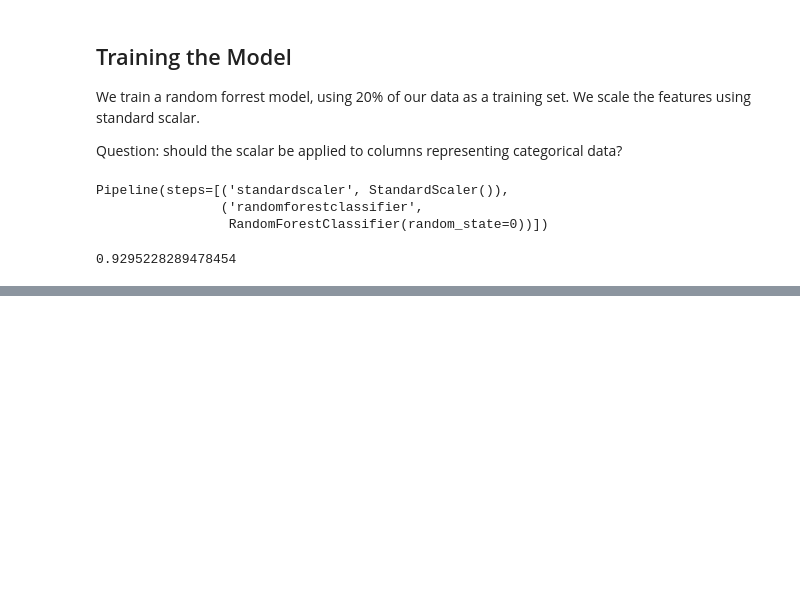
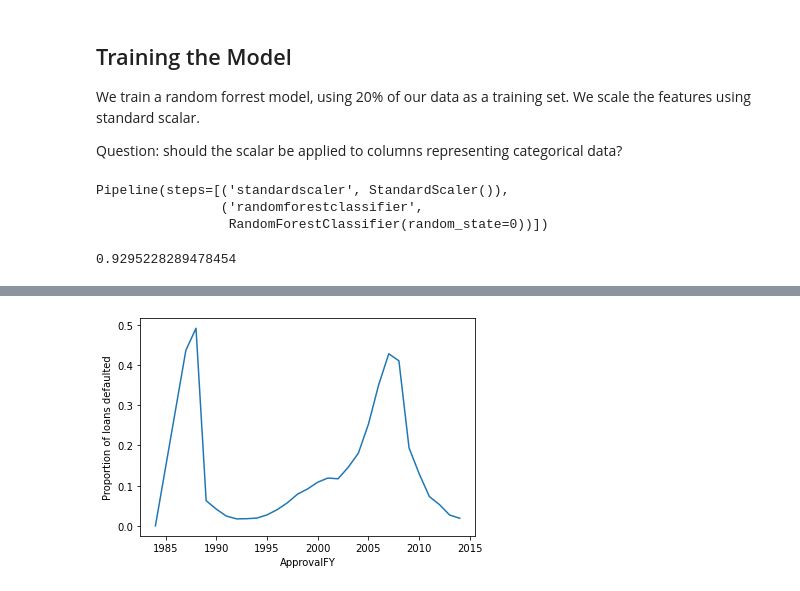
Before and after one commit to rkarpman/SpringboardCapstone2, a Jupyter notebook: Notebooks/2-first-model-attempt.ipynb, the cells around one changed output, grey strips where cells are left out. Cells and saved outputs as stored; diff of their text form; code cells hidden in the pictures; blank space fills up the shorter version.

```diff
--- a/Notebooks/2-first-model-attempt.ipynb
+++ b/Notebooks/2-first-model-attempt.ipynb
@@ -167,0 +262,6 @@ accuracy_score(y_test, y_te_pred)
+# %%
+## Plot default rates by year. We see that there is a large spike for loans approved in mid-80's,
+## and another large one for laons approved in the late 2000's.
+ax = by_year.plot(ylabel = 'Proportion of loans defaulted')
+# %% [output]
+[figure, added]
```
Also changed, not shown: parts of 19 cells of this notebook.
